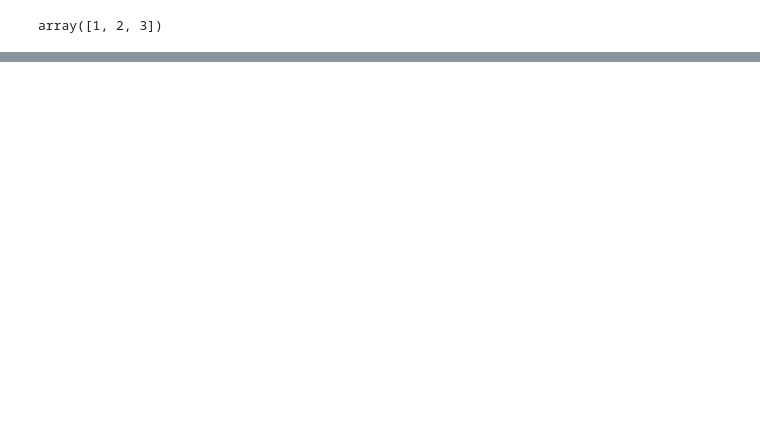
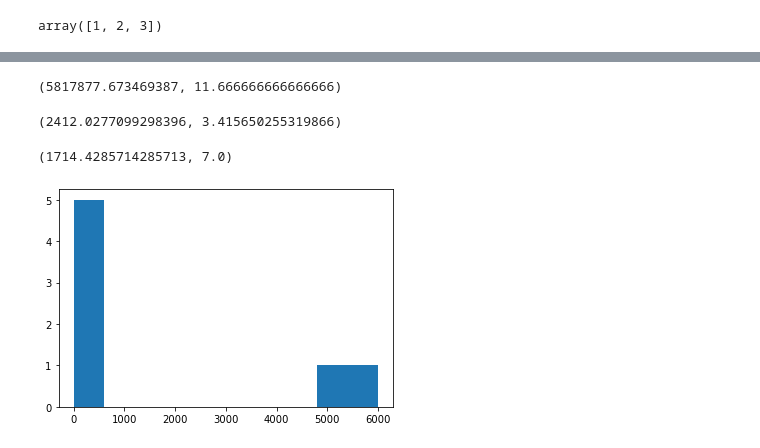
Before and after one commit to eternalAbyss/machine-learning, a Jupyter notebook: fundamentals/introduction-to-numpy.ipynb, the cells around one changed output, grey strips where cells are left out. Drawn from its saved outputs; the diff is of its cells as text; code cells hidden in the pictures; blank space fills up the shorter version.

```diff
--- a/fundamentals/introduction-to-numpy.ipynb
+++ b/fundamentals/introduction-to-numpy.ipynb
@@ -184,0 +203,15 @@ array([[[1, 1, 1],
+# %%
+high_var_arr = np.array([1,100,200,300,400,5000,6000])
+low_var_arr = np.array([2,4,6,8,10,12])
+# %%
+np.var(high_var_arr), np.var(low_var_arr)
+# %% [output]
+(5817877.673469387, 11.666666666666666)
+# %%
+np.std(high_var_arr), np.std(low_var_arr)
+# %% [output]
+(2412.0277099298396, 3.415650255319866)
+# %%
+np.mean(high_var_arr), np.mean(low_var_arr)
+# %% [output]
+(1714.4285714285713, 7.0)
@@ -184,0 +221,5 @@ array([[[1, 1, 1],
+# %%
+plt.hist(high_var_arr)
+plt.show()
+# %% [output]
+[figure, added]
```
Also changed, not shown: parts of 62 cells of this notebook, 6 other files.
